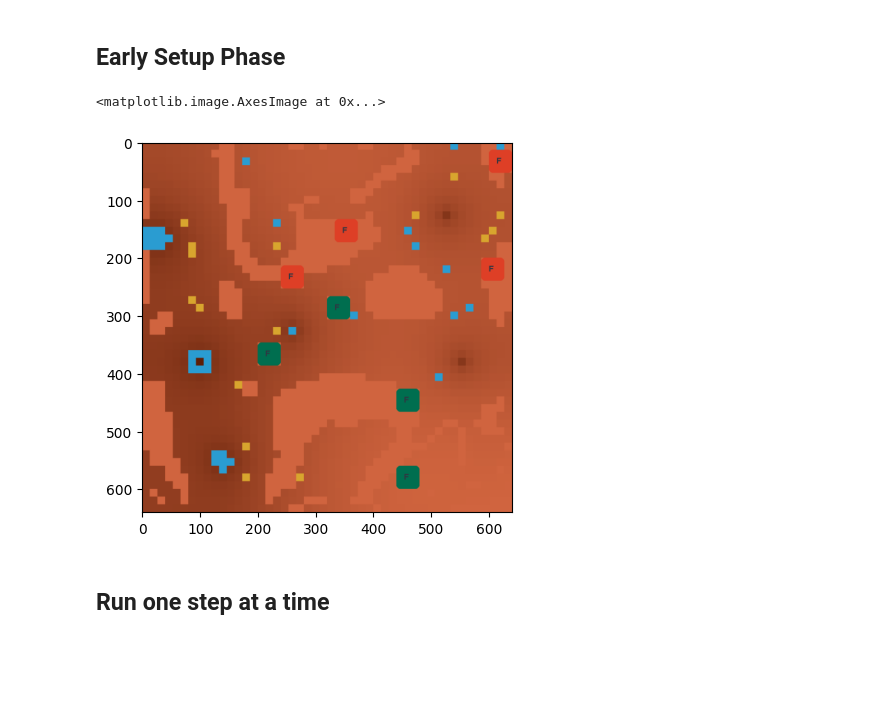
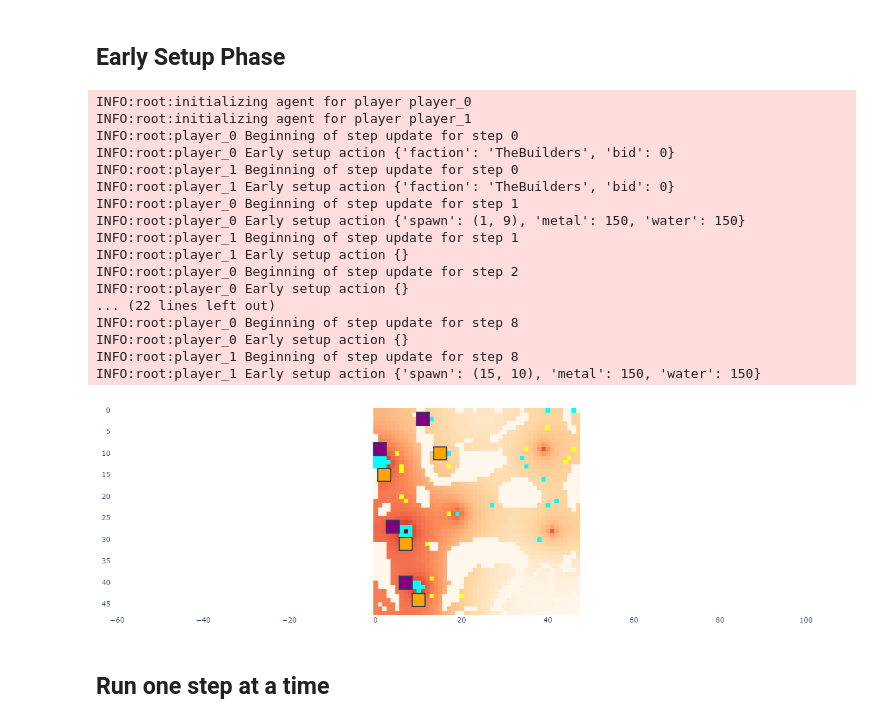
Before and after one commit to TimChild/lux2022, a Jupyter notebook: agent_v4/video_viewer.ipynb, the cells around one changed output. Saved outputs shown, nothing was run; the diff lists cells and outputs as text; code cells hidden in the pictures; blank space fills up the shorter version.

```diff
--- a/agent_v4/video_viewer.ipynb
+++ b/agent_v4/video_viewer.ipynb
@@ -103,21 +123,41 @@ agent = agents["player_0"]
 # %% [markdown]
 ## Early Setup Phase
-# %%
-# Run the early_setup phase
-obs = env.reset(seed=42)  # resets an environment with a seed
-step = 0
-while env.state.real_env_steps < 0:
-    actions = {}
-    for player in env.agents:
-        o = obs[player]
-        acts = agents[player].early_setup(step, o)
-        actions[player] = acts
-    step += 1
-    obs, rewards, dones, infos = env.step(actions)
-plt.imshow(env.render("rgb_array", width=640, height=640))
-# %% [output]
-<matplotlib.image.AxesImage at 0x...>
-[figure, removed]
+# %%
+# Run the early_setup phase
+agents = {player: Agent(player, env.state.env_cfg) for player in env.possible_agents}
+agent = agents["player_0"]
+obs = env.reset(seed=42)  # resets an environment with a seed
+step = 0
+
+while env.state.real_env_steps < 0:
+    actions = {}
+    for player in env.agents:
+        o = obs[player]
+        acts = agents[player].early_setup(step, o)
+        actions[player] = acts
+    step += 1
+    obs, rewards, dones, infos = env.step(actions)
+# plt.imshow(env.render("rgb_array", width=640, height=640))
+show_env(env)
+# %% [output]
+INFO:root:initializing agent for player player_0
+INFO:root:initializing agent for player player_1
+INFO:root:player_0 Beginning of step update for step 0
+INFO:root:player_0 Early setup action {'faction': 'TheBuilders', 'bid': 0}
+INFO:root:player_1 Beginning of step update for step 0
+INFO:root:player_1 Early setup action {'faction': 'TheBuilders', 'bid': 0}
+INFO:root:player_0 Beginning of step update for step 1
+INFO:root:player_0 Early setup action {'spawn': (1, 9), 'metal': 150, 'water': 150}
+INFO:root:player_1 Beginning of step update for step 1
+INFO:root:player_1 Early setup action {}
+INFO:root:player_0 Beginning of step update for step 2
+INFO:root:player_0 Early setup action {}
+... (22 lines left out)
+INFO:root:player_0 Beginning of step update for step 8
+INFO:root:player_0 Early setup action {}
+INFO:root:player_1 Beginning of step update for step 8
+INFO:root:player_1 Early setup action {'spawn': (15, 10), 'metal': 150, 'water': 150}
+[figure, added]
 # %% [markdown]
 ## Run one step at a time
 # %%
```
Also changed, not shown: parts of 10 cells of this notebook, 7 other files.
